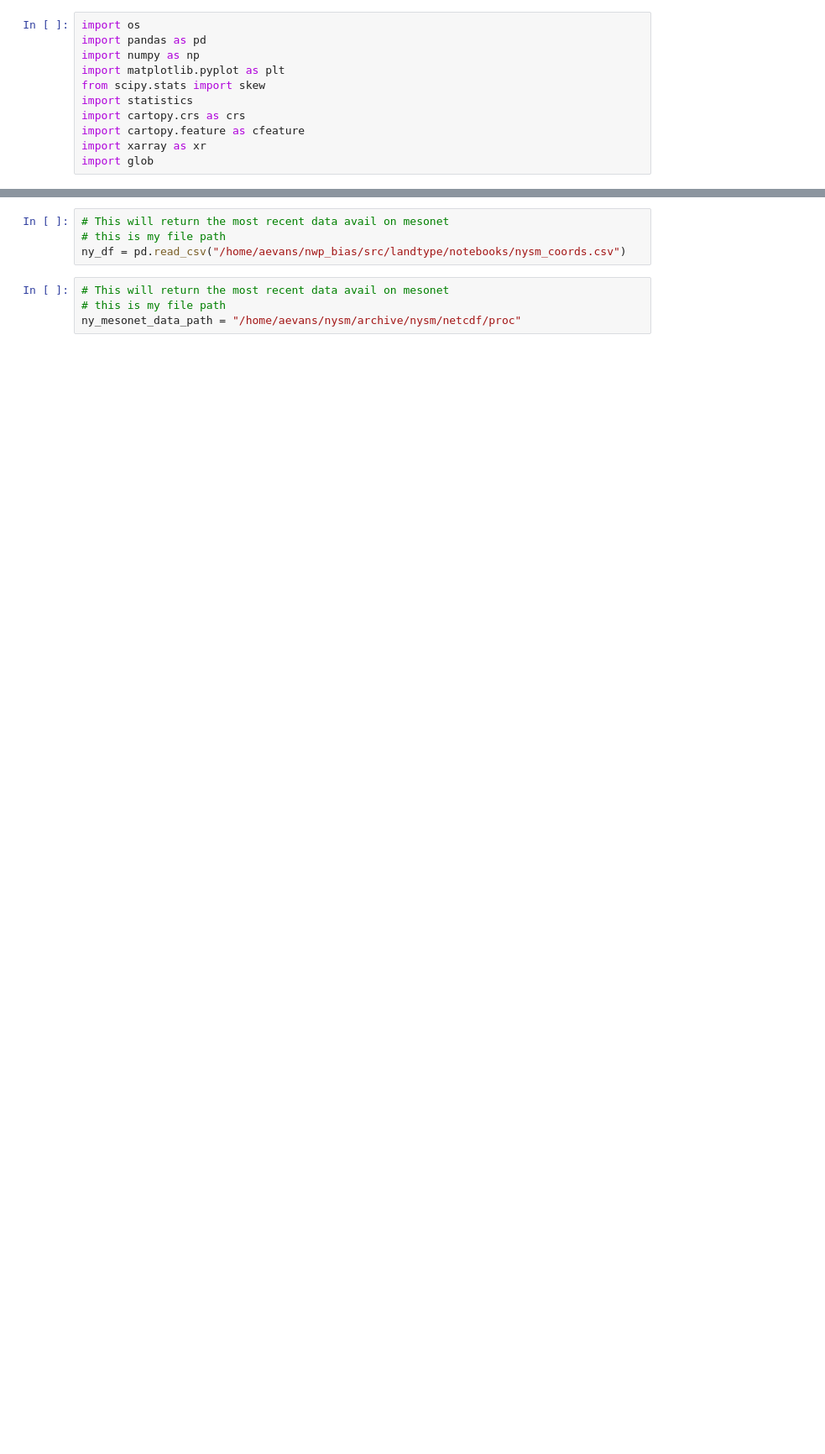
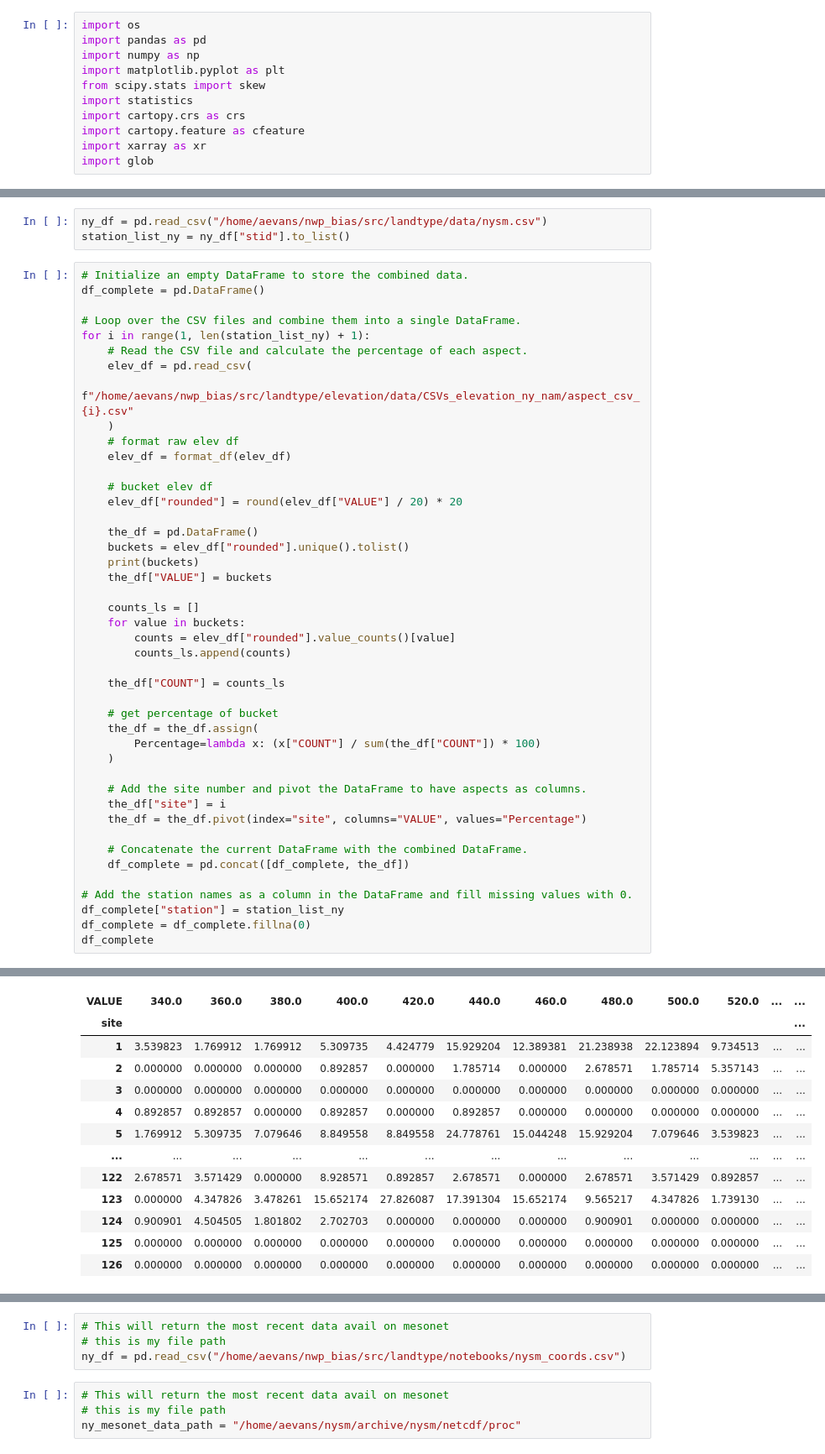
Before and after one commit to shmaronshmevans/nwp_bias, a Jupyter notebook: src/landtype/notebooks/format_save_elev.ipynb, the cells around one changed output, grey strips where cells are left out. Shown at 84% size. Drawn from its saved outputs; the diff is of its cells as text; blank space fills up the shorter version.

```diff
--- a/src/landtype/notebooks/format_save_elev.ipynb
+++ b/src/landtype/notebooks/format_save_elev.ipynb
@@ -134,3 +137,51 @@ def stat_anal(directory, state_df, station_list, lonlist, latlist):
     final_df["lon"] = lonlist
     final_df["lat"] = latlist
     return final_df
+# %%
+ny_df = pd.read_csv("/home/aevans/nwp_bias/src/landtype/data/nysm.csv")
+station_list_ny = ny_df["stid"].to_list()
+# %%
+# Initialize an empty DataFrame to store the combined data.
+df_complete = pd.DataFrame()
+
+# Loop over the CSV files and combine them into a single DataFrame.
+for i in range(1, len(station_list_ny) + 1):
+    # Read the CSV file and calculate the percentage of each aspect.
+    elev_df = pd.read_csv(
+        f"/home/aevans/nwp_bias/src/landtype/elevation/data/CSVs_elevation_ny_nam/aspect_csv_{i}.csv"
+    )
+    # format raw elev df
+    elev_df = format_df(elev_df)
+
+    # bucket elev df
+    elev_df["rounded"] = round(elev_df["VALUE"] / 20) * 20
+
+    the_df = pd.DataFrame()
+    buckets = elev_df["rounded"].unique().tolist()
+    print(buckets)
+    the_df["VALUE"] = buckets
+
+    counts_ls = []
+    for value in buckets:
+        counts = elev_df["rounded"].value_counts()[value]
+        counts_ls.append(counts)
+
+    the_df["COUNT"] = counts_ls
+
+    # get percentage of bucket
+    the_df = the_df.assign(
+        Percentage=lambda x: (x["COUNT"] / sum(the_df["COUNT"]) * 100)
+    )
+
+    # Add the site number and pivot the DataFrame to have aspects as columns.
+    the_df["site"] = i
+    the_df = the_df.pivot(index="site", columns="VALUE", values="Percentage")
+
+    # Concatenate the current DataFrame with the combined DataFrame.
+    df_complete = pd.concat([df_complete, the_df])
+
+# Add the station names as a column in the DataFrame and fill missing values with 0.
+df_complete["station"] = station_list_ny
+df_complete = df_complete.fillna(0)
+df_complete
+# %% [output]
@@ -136,0 +205,13 @@ def stat_anal(directory, state_df, station_list, lonlist, latlist):
+| VALUE | 340.0 | 360.0 | 380.0 | 400.0 | 420.0 | 440.0 | 460.0 | 480.0 | 500.0 | 520.0 | ... | ... |
+| site |  |  |  |  |  |  |  |  |  |  |  | ... |
+| 1 | 3.539823 | 1.769912 | 1.769912 | 5.309735 | 4.424779 | 15.929204 | 12.389381 | 21.238938 | 22.123894 | 9.734513 | ... | ... |
+| 2 | 0.000000 | 0.000000 | 0.000000 | 0.892857 | 0.000000 | 1.785714 | 0.000000 | 2.678571 | 1.785714 | 5.357143 | ... | ... |
+| 3 | 0.000000 | 0.000000 | 0.000000 | 0.000000 | 0.000000 | 0.000000 | 0.000000 | 0.000000 | 0.000000 | 0.000000 | ... | ... |
+| 4 | 0.892857 | 0.892857 | 0.000000 | 0.892857 | 0.000000 | 0.892857 | 0.000000 | 0.000000 | 0.000000 | 0.000000 | ... | ... |
+| 5 | 1.769912 | 5.309735 | 7.079646 | 8.849558 | 8.849558 | 24.778761 | 15.044248 | 15.929204 | 7.079646 | 3.539823 | ... | ... |
+| ... | ... | ... | ... | ... | ... | ... | ... | ... | ... | ... | ... | ... |
+| 122 | 2.678571 | 3.571429 | 0.000000 | 8.928571 | 0.892857 | 2.678571 | 0.000000 | 2.678571 | 3.571429 | 0.892857 | ... | ... |
+| 123 | 0.000000 | 4.347826 | 3.478261 | 15.652174 | 27.826087 | 17.391304 | 15.652174 | 9.565217 | 4.347826 | 1.739130 | ... | ... |
+| 124 | 0.900901 | 4.504505 | 1.801802 | 2.702703 | 0.000000 | 0.000000 | 0.000000 | 0.900901 | 0.000000 | 0.000000 | ... | ... |
+| 125 | 0.000000 | 0.000000 | 0.000000 | 0.000000 | 0.000000 | 0.000000 | 0.000000 | 0.000000 | 0.000000 | 0.000000 | ... | ... |
+| 126 | 0.000000 | 0.000000 | 0.000000 | 0.000000 | 0.000000 | 0.000000 | 0.000000 | 0.000000 | 0.000000 | 0.000000 | ... | ... |
```
Also changed, not shown: parts of 11 cells of this notebook, 21 other files.
